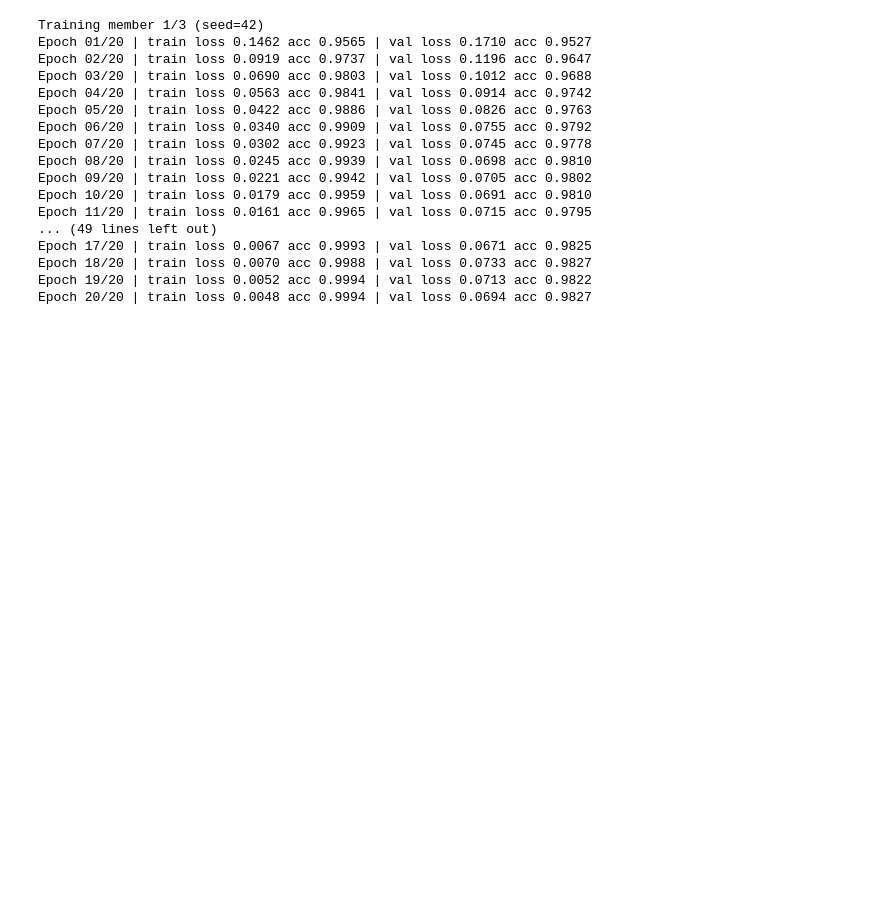
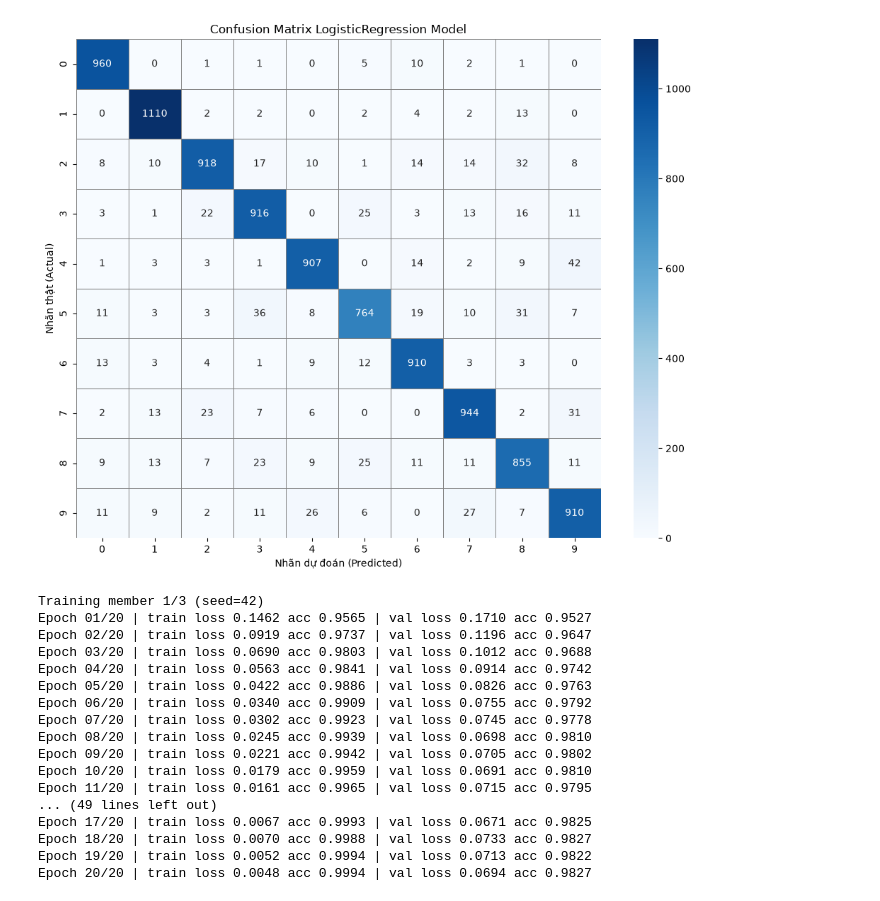
Before and after one commit to NguyenHaiAnh2005/Classify_Number, a Jupyter notebook: notebooks/03_experiments.ipynb, the cells around one changed output. Cells and saved outputs as stored; diff of their text form; code cells hidden in the pictures; blank space fills up the shorter version.

```diff
--- a/notebooks/03_experiments.ipynb
+++ b/notebooks/03_experiments.ipynb
@@ -101,0 +113,18 @@ config = {
+# %%
+model_mlp = MLP(
+    sizes=(784, 500, 10),
+    activation='relu',
+    p_drop=0.2,
+    init='he',
+    seed=42,
+    )
+# %%
+%%time
+model_mlp.fit(
+    X_train_mlp,
+    y_train,
+    validation_data=(X_val_mlp, y_val),
+    epochs=20,
+    batch_size=128,
+    lr=0.08,
+)
@@ -101,0 +166,4 @@ config = {
+# %%
+y_pred_mlp = model_mlp.predict(X_test_mlp)
+metrics_mlp = ClassificationMetrics(y_true=y_test, y_pred=y_pred_mlp)
+metrics_mlp.report()
@@ -102,3 +185,26 @@ config = {
+# %%
+cn, labels = metrics_mlp.get_confustion_matrix()
+
+plt.figure(figsize=(10, 8))
+sns.heatmap(
+    cm,
+    annot=True,
+    fmt="d",
+    cmap="Blues",
+    xticklabels=labels,
+    yticklabels=labels,
+    cbar=True,
+    linewidths=0.5,
+    linecolor="gray",
+)
+
+plt.xlabel("Nhãn dự đoán (Predicted)")
+plt.ylabel("Nhãn thật (Actual)")
+plt.title("Confusion Matrix LogisticRegression Model")
+plt.tight_layout()
+plt.show()
+# %% [output]
+[figure, added]
 # %%
 model_ensemble_mlp = MLPEnsemble(
     sizes=(784, 500, 10),
```
Also changed, not shown: parts of 21 cells of this notebook, 2 other files.
